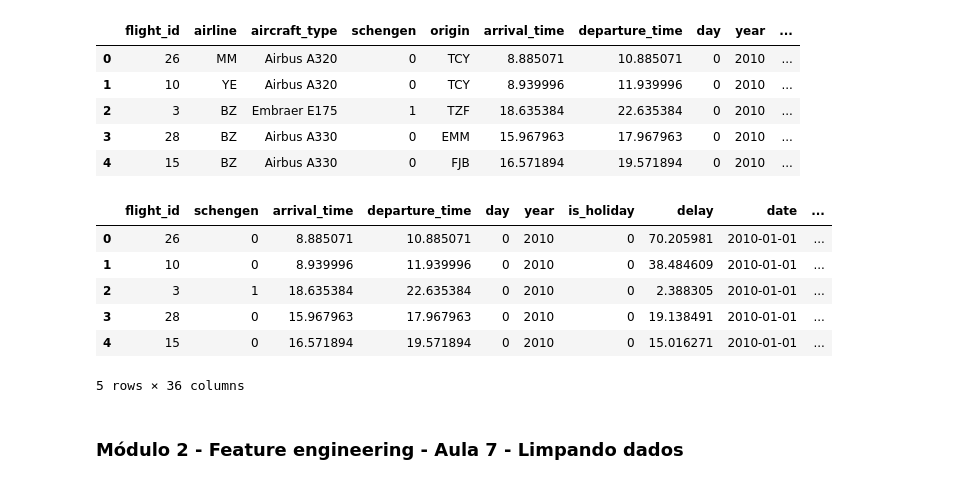
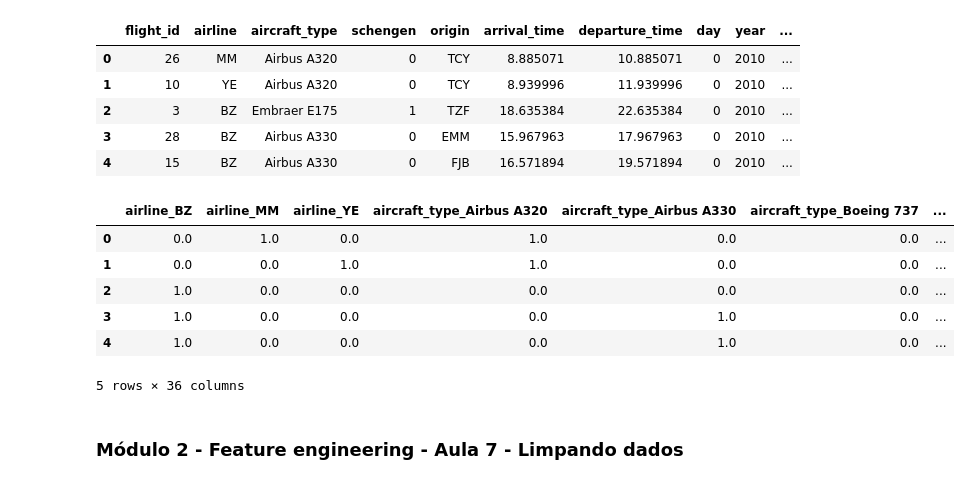
Before and after one commit to JCrpa/curso18_ia_aumentada_prevendo_atrasos_voos, a Jupyter notebook: ia_aumentada_prevendo_atrasos_voos.ipynb, the cells around one changed output. Cells and saved outputs as stored; diff of their text form; code cells hidden in the pictures.

```diff
--- a/ia_aumentada_prevendo_atrasos_voos.ipynb
+++ b/ia_aumentada_prevendo_atrasos_voos.ipynb
@@ -387,18 +387,38 @@ dados.head()
 # %%
 # Criar uma lista de variáveis categóricas
 variaveis_categoricas = ['airline', 'aircraft_type', 'origin', 'day_name']
-# %%
-# Aplicar get_dummies para codificar as variáveis categóricas
-df_encoded = pd.get_dummies(dados, columns=variaveis_categoricas, dtype=int)
-df_encoded.head()
-# %% [output]
-|  | flight_id | schengen | arrival_time | departure_time | day | year | is_holiday | delay | date | ... |
-| 0 | 26 | 0 | 8.885071 | 10.885071 | 0 | 2010 | 0 | 70.205981 | 2010-01-01 | ... |
-| 1 | 10 | 0 | 8.939996 | 11.939996 | 0 | 2010 | 0 | 38.484609 | 2010-01-01 | ... |
-| 2 | 3 | 1 | 18.635384 | 22.635384 | 0 | 2010 | 0 | 2.388305 | 2010-01-01 | ... |
-| 3 | 28 | 0 | 15.967963 | 17.967963 | 0 | 2010 | 0 | 19.138491 | 2010-01-01 | ... |
-| 4 | 15 | 0 | 16.571894 | 19.571894 | 0 | 2010 | 0 | 15.016271 | 2010-01-01 | ... |
-5 rows × 36 columns
+# %%
+# Aplicar OneHotEncoder para codificar as variáveis categóricas
+from sklearn.compose import make_column_transformer
+from sklearn.preprocessing import OneHotEncoder
+
+# Criar o codificador
+one_hot_enc = make_column_transformer(
+    (OneHotEncoder(handle_unknown='ignore'), variaveis_categoricas),
+    remainder='passthrough'  # mantém as demais colunas
+)
+
+# Aplicar a transformação
+dados_transformados = one_hot_enc.fit_transform(dados)
+
+# Gerar nomes das colunas (importante para visualização e continuidade)
+colunas_transformadas = one_hot_enc.get_feature_names_out()
+
+# Limpa os nomes gerados: remove o prefixo 'onehotencoder__'
+colunas_sem_prefixo = [col.replace('onehotencoder__', '').replace('remainder__', '') for col in one_hot_enc.get_feature_names_out()]
+
+# Converter para DataFrame com os nomes corretos
+df_encoded = pd.DataFrame(dados_transformados, columns=colunas_sem_prefixo)
+
+df_encoded.head()
+# %% [output]
+|  | airline_BZ | airline_MM | airline_YE | aircraft_type_Airbus A320 | aircraft_type_Airbus A330 | aircraft_type_Boeing 737 | ... |
+| 0 | 0.0 | 1.0 | 0.0 | 1.0 | 0.0 | 0.0 | ... |
+| 1 | 0.0 | 0.0 | 1.0 | 1.0 | 0.0 | 0.0 | ... |
+| 2 | 1.0 | 0.0 | 0.0 | 0.0 | 0.0 | 0.0 | ... |
+| 3 | 1.0 | 0.0 | 0.0 | 0.0 | 1.0 | 0.0 | ... |
+| 4 | 1.0 | 0.0 | 0.0 | 0.0 | 1.0 | 0.0 | ... |
+5 rows × 36 columns
 # %% [markdown]
 ### Módulo 2 - Feature engineering - Aula 7 - Limpando dados
 # %% [markdown]
```
Also changed, not shown: parts of 1 cell of this notebook.
